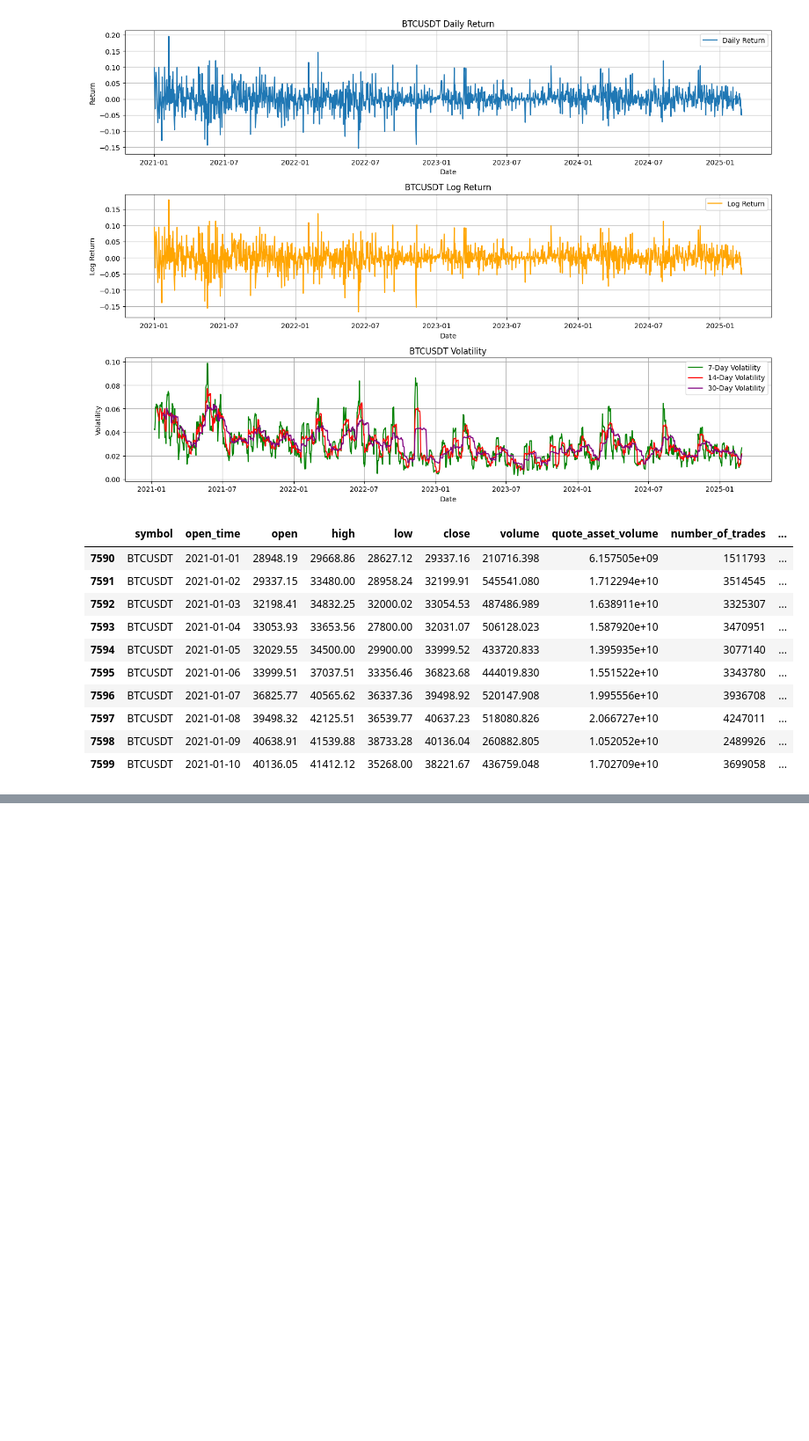
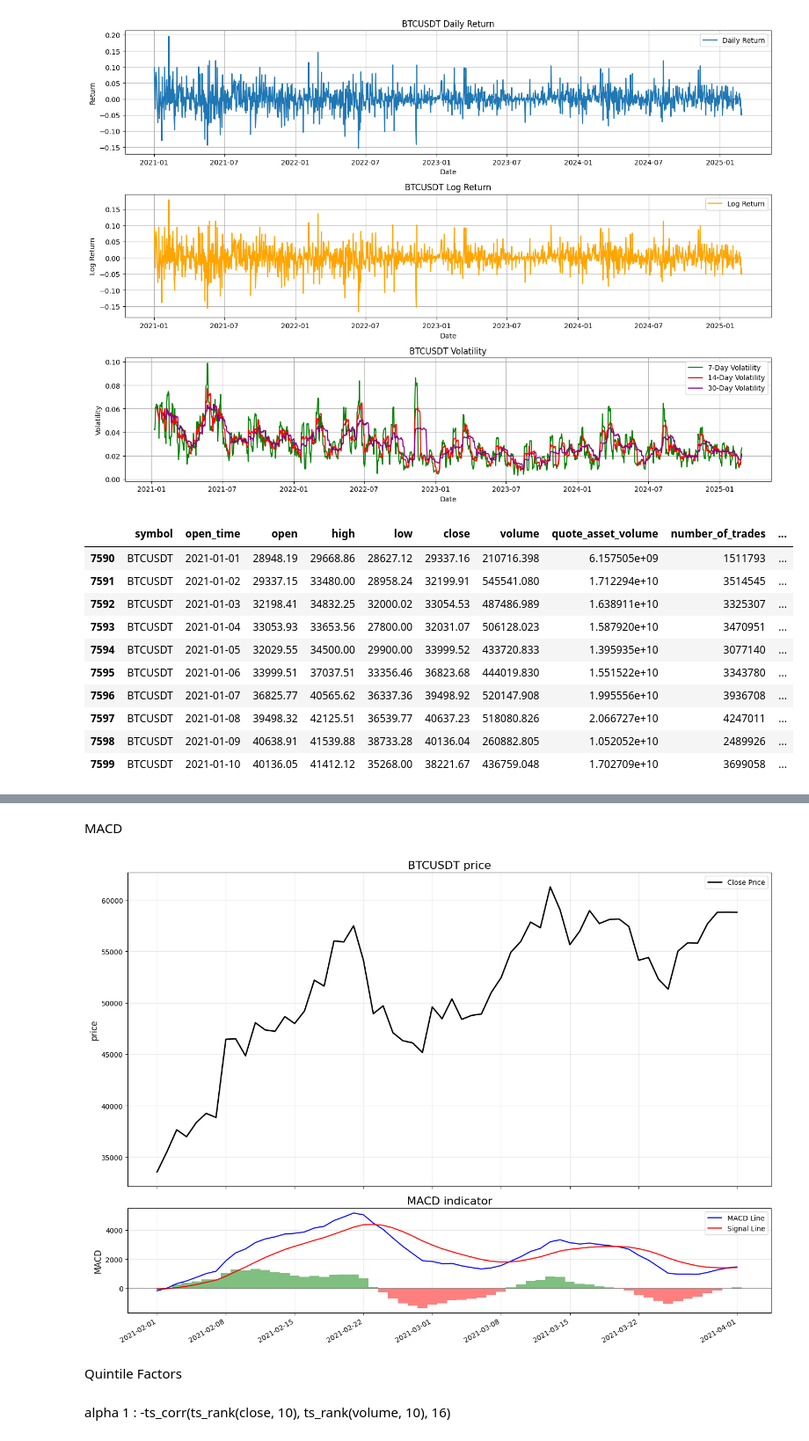
Before and after one commit to adenmao1202/crypto, a Jupyter notebook: Alpha-Research/ML/data_eda.ipynb, the cells around one changed output, grey strips where cells are left out. Shown at 88% size. Saved outputs shown, nothing was run; the diff lists cells and outputs as text; code cells hidden in the pictures; blank space fills up the shorter version.

```diff
--- a/Alpha-Research/ML/data_eda.ipynb
+++ b/Alpha-Research/ML/data_eda.ipynb
@@ -527,0 +876,2 @@ def plot_price_vs_vwap(symbol_name):
+# %% [markdown]
+MACD
@@ -527,0 +923,73 @@ def plot_price_vs_vwap(symbol_name):
+# %%
+def plot_macd(df, symbol, start_date=None, end_date=None):
+    """
+    繪製特定加密貨幣的價格和 MACD 指標
+
+    參數:
+    df : DataFrame 包含價格和 MACD 數據
+    symbol : 要繪製的加密貨幣代碼
+    start_date, end_date : 可選，限制圖表的日期範圍
+    """
+    # 篩選特定加密貨幣的數據
+    symbol_data = df[df['symbol'] == symbol].copy()
+
+    # 如果提供了日期範圍，則進行篩選
+    if start_date:
+        symbol_data = symbol_data[symbol_data['open_time'] >= pd.to_datetime(start_date)]
+    if end_date:
+        symbol_data = symbol_data[symbol_data['open_time'] <= pd.to_datetime(end_date)]
+
+    # 創建子圖
+    fig, (ax1, ax2) = plt.subplots(2, 1, figsize=(14, 10), gridspec_kw={'height_ratios': [3, 1]}, sharex=True)
+
+    # 上圖：繪製收盤價
+    ax1.plot(symbol_data['open_time'], symbol_data['close'], label='Close Price', color='black', linewidth=2)
+    ax1.set_title(f'{symbol} price', fontsize=16)
+    ax1.set_ylabel('price', fontsize=12)
+    ax1.grid(True, alpha=0.3)
+    ax1.legend(loc='best')
+
+    # 下圖：繪製 MACD
+    # MACD 線和信號線
+    ax2.plot(symbol_data['open_time'], symbol_data['macd_line'], label='MACD Line', color='blue', linewidth=1.5)
+    ax2.plot(symbol_data['open_time'], symbol_data['macd_signal'], label='Signal Line', color='red', linewidth=1.5)
+
+    # MACD 柱狀圖
+    for i in range(len(symbol_data)):
+        if i > 0:  # 確保有前一個數據點
+            hist_val = symbol_data['macd_histogram'].iloc[i]
+            color = 'green' if hist_val >= 0 else 'red'
+            ax2.bar(symbol_data['open_time'].iloc[i], hist_val, width=1, color=color, alpha=0.5)
+
+    # 添加零線
+    ax2.axhline(y=0, color='black', linestyle='-', alpha=0.3)
+
+    ax2.set_title('MACD indicator', fontsize=16)
+    ax2.set_ylabel('MACD', fontsize=12)
+    ax2.grid(True, alpha=0.3)
+    ax2.legend(loc='best')
+
+    # 格式化 x 軸日期
+    plt.gca().xaxis.set_major_formatter(mdates.DateFormatter('%Y-%m-%d'))
+    plt.gca().xaxis.set_major_locator(mdates.AutoDateLocator())
+    plt.gcf().autofmt_xdate()
+
+    plt.tight_layout()
+    plt.show()
+
+# 使用方法示例
+# 首先計算 MACD
+df = calculate_macd(df)
+
+# 然後繪製 MACD 圖表
+# plot_macd(df, 'AAVEUSDT')
+
+# 帶日期範圍的 MACD 繪圖
+plot_macd(df, 'BTCUSDT', start_date='2021-02-01', end_date='2021-04-01')
+# %% [output]
+[figure, added]
+# %% [markdown]
+Quintile Factors
+# %% [markdown]
+alpha 1 :
+-ts_corr(ts_rank(close, 10), ts_rank(volume, 10), 16)
```
Also changed, not shown: parts of 22 cells of this notebook, 1 other file.
